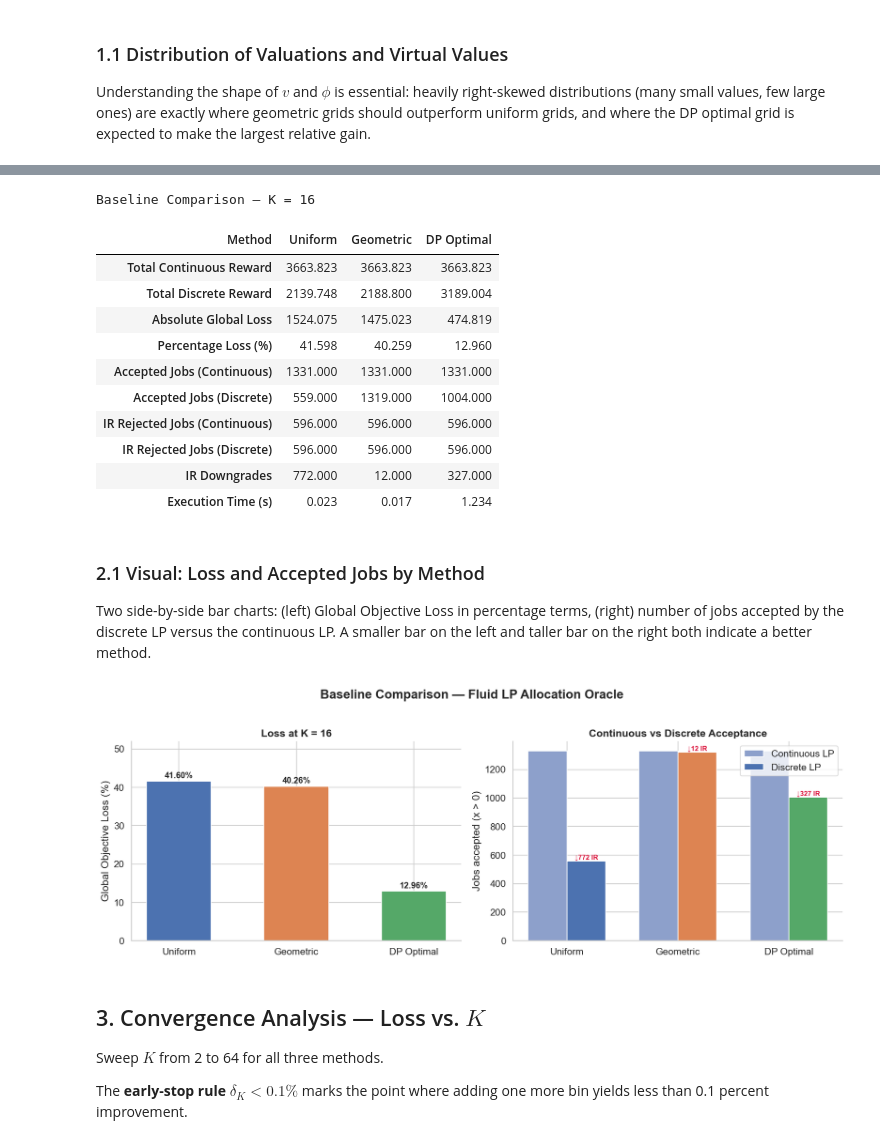
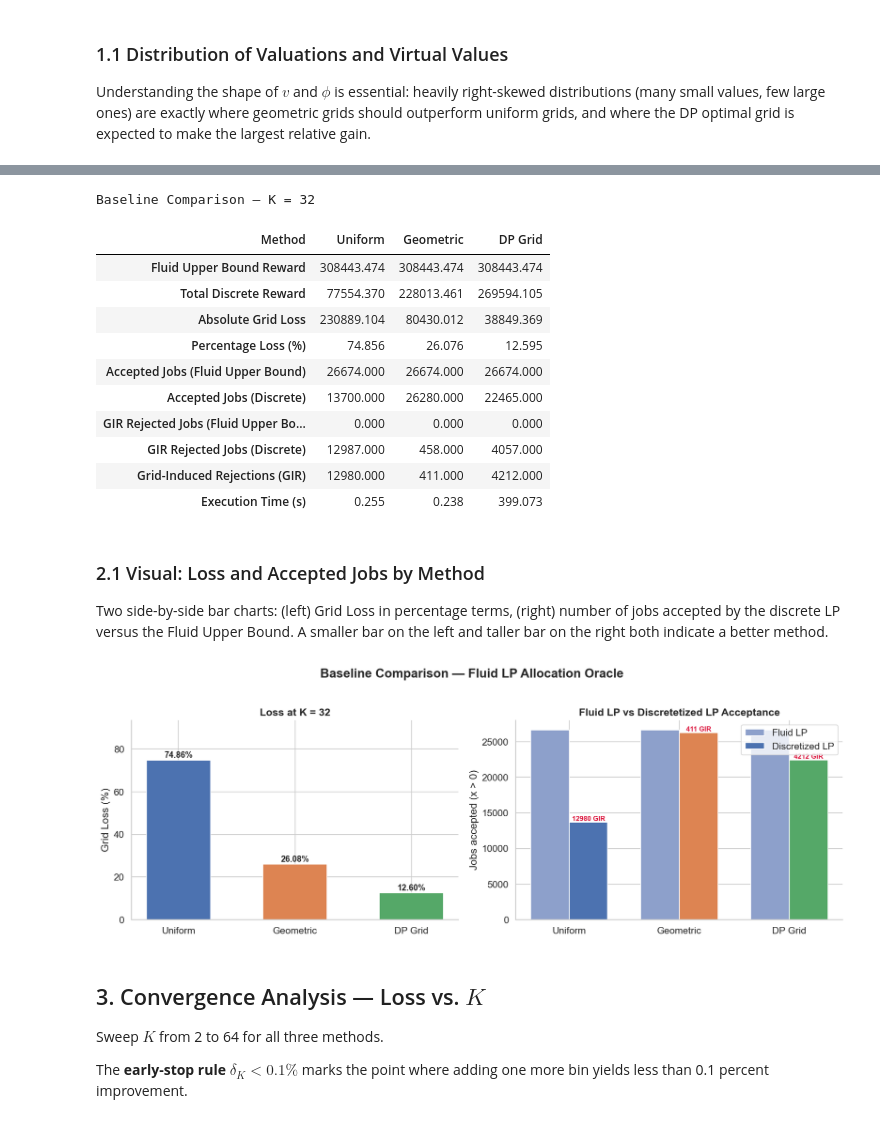
Before and after one commit to dangolofrancesco/cloud_pricing_sim, a Jupyter notebook: notebooks/06_discretizer_analysis.ipynb, the cells around one changed output, grey strips where cells are left out. Drawn from its saved outputs; the diff is of its cells as text; code cells hidden in the pictures.

```diff
--- a/notebooks/06_discretizer_analysis.ipynb
+++ b/notebooks/06_discretizer_analysis.ipynb
@@ -71,20 +128,0 @@ Jobs with $\phi_j \leq 0$ violate Individual Rationality and are excluded from t
-# %%
-data_path = os.path.join('..', 'data', 'processed', 'batch_may2019_2k.csv')
-df = pd.read_csv(data_path)
-
-# Align dataset column names to what StaticCloudSimulator.run_allocation expects
-df = df.rename(columns={
-    'q_j':       'priority',
-    'C_elec':    'c_elec',
-    'C_carbon':  'c_carbon',
-    'D (hours)': 'duration',
-})
-
-n_total  = len(df)
-n_ir_ok  = int((df[PHI_COL] > 0).sum())
-n_ir_bad = n_total - n_ir_ok
-
-print(f'Total jobs          : {n_total}')
-print(f'IR-valid (φ > 0)    : {n_ir_ok}  ({100*n_ir_ok/n_total:.1f}%)')
-print(f'IR-violated (φ ≤ 0) : {n_ir_bad}  ({100*n_ir_bad/n_total:.1f}%)')
-print()
@@ -144,75 +166,75 @@ sd = SimulatorDiscretizer(
 summary_df = sd.compare_all(df, v_col=V_COL, phi_col=PHI_COL, verbose=False)
 
 display_cols = [
-    'Total Continuous Reward', 'Total Discrete Reward',
-    'Absolute Global Loss', 'Percentage Loss (%)',
-    'Accepted Jobs (Continuous)', 'Accepted Jobs (Discrete)',
-    'IR Rejected Jobs (Continuous)', 'IR Rejected Jobs (Discrete)',
-    'IR Downgrades', 'Execution Time (s)',
+    'Fluid Upper Bound Reward', 'Total Discrete Reward',
+    'Absolute Grid Loss', 'Percentage Loss (%)',
+    'Accepted Jobs (Fluid Upper Bound)', 'Accepted Jobs (Discrete)',
+    'GIR Rejected Jobs (Fluid Upper Bound)', 'GIR Rejected Jobs (Discrete)',
+    'Grid-Induced Rejections (GIR)', 'Execution Time (s)',
 ]
 display(summary_df[display_cols].T.style
         .format({
-            'Uniform': '{:.3f}', 'Geometric': '{:.3f}', 'DP Optimal': '{:.3f}'
+            'Uniform': '{:.3f}', 'Geometric': '{:.3f}', 'DP Grid': '{:.3f}'
         })
         .set_caption(f'Baseline Comparison — K = {K_BINS}'))
 # %% [output]
-Baseline Comparison — K = 16
+Baseline Comparison — K = 32
-| Method | Uniform | Geometric | DP Optimal |
-| Total Continuous Reward | 3663.823 | 3663.823 | 3663.823 |
-| Total Discrete Reward | 2139.748 | 2188.800 | 3189.004 |
-| Absolute Global Loss | 1524.075 | 1475.023 | 474.819 |
-| Percentage Loss (%) | 41.598 | 40.259 | 12.960 |
-| Accepted Jobs (Continuous) | 1331.000 | 1331.000 | 1331.000 |
-| Accepted Jobs (Discrete) | 559.000 | 1319.000 | 1004.000 |
-| IR Rejected Jobs (Continuous) | 596.000 | 596.000 | 596.000 |
-| IR Rejected Jobs (Discrete) | 596.000 | 596.000 | 596.000 |
-| IR Downgrades | 772.000 | 12.000 | 327.000 |
-| Execution Time (s) | 0.023 | 0.017 | 1.234 |
+| Method | Uniform | Geometric | DP Grid |
+| Fluid Upper Bound Reward | 308443.474 | 308443.474 | 308443.474 |
+| Total Discrete Reward | 77554.370 | 228013.461 | 269594.105 |
+| Absolute Grid Loss | 230889.104 | 80430.012 | 38849.369 |
+| Percentage Loss (%) | 74.856 | 26.076 | 12.595 |
+| Accepted Jobs (Fluid Upper Bound) | 26674.000 | 26674.000 | 26674.000 |
+| Accepted Jobs (Discrete) | 13700.000 | 26280.000 | 22465.000 |
+| GIR Rejected Jobs (Fluid Upper Bo... | 0.000 | 0.000 | 0.000 |
+| GIR Rejected Jobs (Discrete) | 12987.000 | 458.000 | 4057.000 |
+| Grid-Induced Rejections (GIR) | 12980.000 | 411.000 | 4212.000 |
+| Execution Time (s) | 0.255 | 0.238 | 399.073 |
 # %% [markdown]
 ### 2.1 Visual: Loss and Accepted Jobs by Method
 
-Two side-by-side bar charts: (left) Global Objective Loss in percentage terms, (right) number of jobs accepted by the discrete LP versus the continuous LP. A smaller bar on the left and taller bar on the right both indicate a better method.
+Two side-by-side bar charts: (left) Grid Loss in percentage terms, (right) number of jobs accepted by the discrete LP versus the Fluid Upper Bound. A smaller bar on the left and taller bar on the right both indicate a better method.
 # %%
 methods = list(summary_df.index)
 loss_pct = summary_df['Percentage Loss (%)'].astype(float)
-acc_cont = summary_df['Accepted Jobs (Continuous)'].astype(float)
+acc_cont = summary_df['Accepted Jobs (Fluid Upper Bound)'].astype(float)
 acc_disc = summary_df['Accepted Jobs (Discrete)'].astype(float)
-ir_down  = summary_df['IR Downgrades'].astype(float)
+gir_count  = summary_df['Grid-Induced Rejections (GIR)'].astype(float)
 
 fig, axes = plt.subplots(1, 2, figsize=(14, 5))
 
 bars = axes[0].bar(methods, loss_pct, color=[COLORS[m] for m in methods],
                    edgecolor='white', width=0.55)
 for bar, val in zip(bars, loss_pct):
     axes[0].text(bar.get_x() + bar.get_width()/2, bar.get_height() + 0.3,
                  f'{val:.2f}%', ha='center', va='bottom', fontsize=11, fontweight='bold')
-axes[0].set_ylabel('Global Objective Loss (%)')
+axes[0].set_ylabel('Grid Loss (%)')
 axes[0].set_title(f'Loss at K = {K_BINS}', fontweight='bold')
 axes[0].set_ylim(0, loss_pct.max() * 1.25)
 
 x = np.arange(len(methods))
 w = 0.35
-b1 = axes[1].bar(x - w/2, acc_cont, width=w, label='Continuous LP',
+b1 = axes[1].bar(x - w/2, acc_cont, width=w, label='Fluid LP',
                  color='#8da0cb', edgecolor='white')
-b2 = axes[1].bar(x + w/2, acc_disc, width=w, label='Discrete LP',
+b2 = axes[1].bar(x + w/2, acc_disc, width=w, label='Discretized LP',
                  color=[COLORS[m] for m in methods], edgecolor='white')
-for bar, d in zip(b2, ir_down):
+for bar, d in zip(b2, gir_count):
     if d > 0:
         axes[1].text(bar.get_x() + bar.get_width()/2,
                      bar.get_height() + 1,
-                     f'↓{int(d)} IR', ha='center', va='bottom', fontsize=9,
+                     f'{int(d)} GIR', ha='center', va='bottom', fontsize=9,
                      color='crimson', fontweight='bold')
 axes[1].set_xticks(x)
 axes[1].set_xticklabels(methods)
 axes[1].set_ylabel('Jobs accepted (x > 0)')
-axes[1].set_title('Continuous vs Discrete Acceptance', fontweight='bold')
+axes[1].set_title('Fluid LP vs Discretetized LP Acceptance', fontweight='bold')
 axes[1].legend()
 
 plt.suptitle('Baseline Comparison — Fluid LP Allocation Oracle', fontweight='bold', y=1.02)
 plt.tight_layout()
 plt.show()
 # %% [output]
-[figure, old version]
+[figure, new version]
 # %% [markdown]
 ## 3. Convergence Analysis — Loss vs. $K$
 
```
Also changed, not shown: parts of 34 cells of this notebook, 16 other files.
